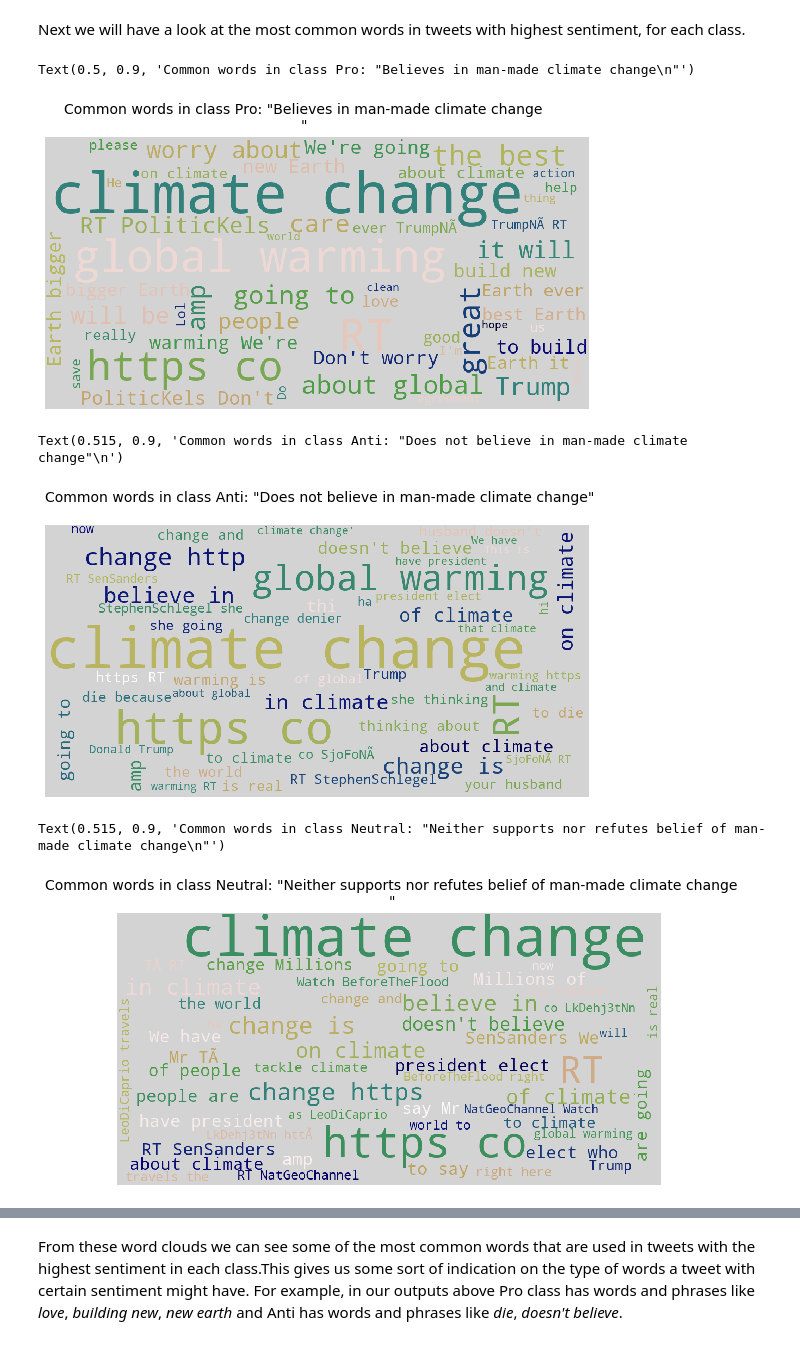
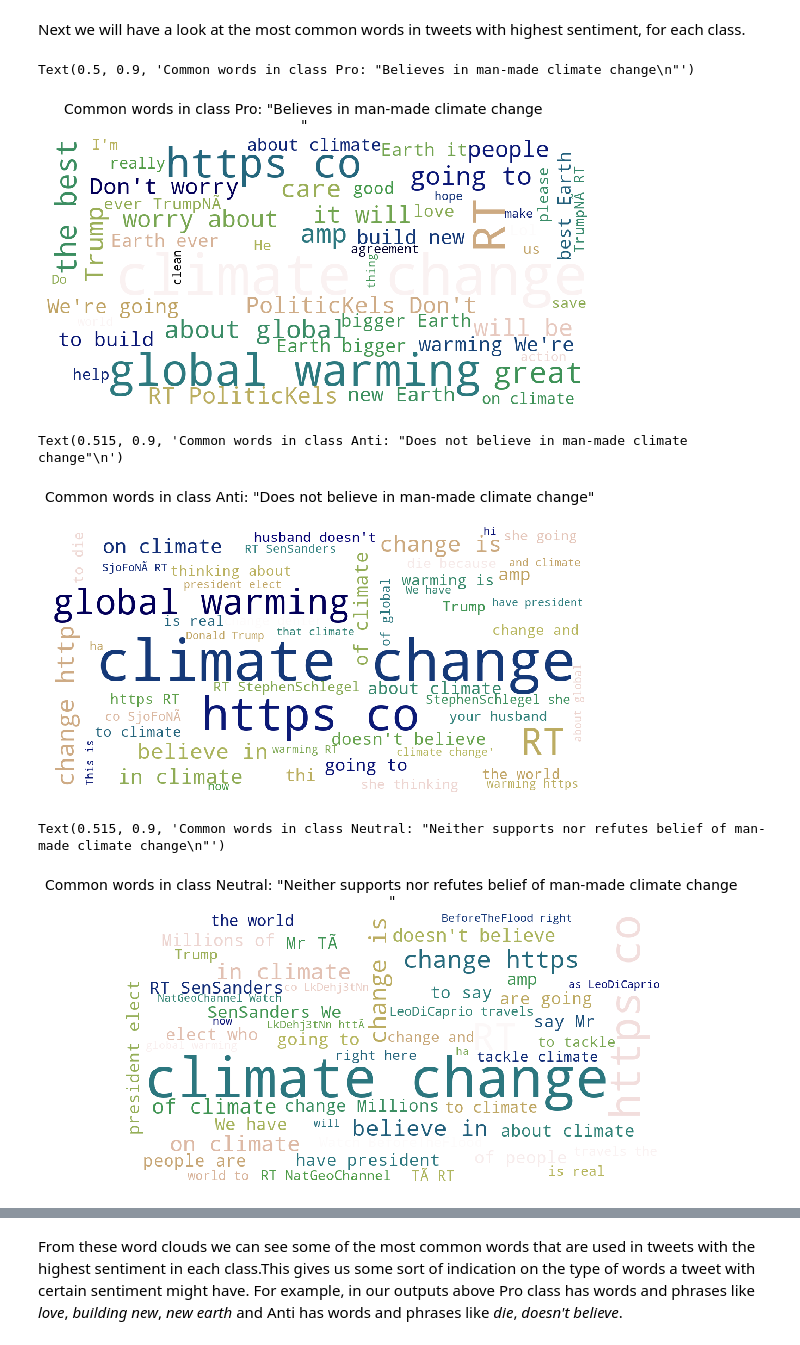
Before and after one commit to Amogelang20/RM1_classification_predict, a Jupyter notebook: Team_RM1_Classification_Predict_Notebook .ipynb, the cells around one changed output, grey strips where cells are left out. Cells and saved outputs as stored; diff of their text form; code cells hidden in the pictures.

```diff
--- a/Team_RM1_Classification_Predict_Notebook .ipynb
+++ b/Team_RM1_Classification_Predict_Notebook .ipynb
@@ -348,29 +348,29 @@ df_neutral = df_analyse.loc[df_analyse['compound'] ==0, ['message']]
 # %%
 p= (' '.join(df_pro['message']))
 
-wordcloud = WordCloud(width = 1000, height = 500,max_words=50,background_color="lightgrey",colormap="gist_earth").generate(p)
+wordcloud = WordCloud(width = 1000, height = 500,max_words=50,background_color="white",colormap="gist_earth").generate(p)
 plt.figure(figsize=(15,5))
 plt.imshow(wordcloud)
 plt.axis('off')
 plt.figtext(.5,.9,'Common words in class Pro: "Believes in man-made climate change\n"',fontsize=14, ha='center')
 # %% [output]
 Text(0.5, 0.9, 'Common words in class Pro: "Believes in man-made climate change\n"')
-[figure, old version]
+[figure, new version]
 # %%
 a= (' '.join(df_anti['message']))
 
-wordcloud = WordCloud(width = 1000, height = 500,max_words=50,background_color="lightgrey",colormap="gist_earth").generate(a)
+wordcloud = WordCloud(width = 1000, height = 500,max_words=50,background_color="white",colormap="gist_earth").generate(a)
 plt.figure(figsize=(15,5))
 plt.imshow(wordcloud)
 plt.axis('off')
 plt.figtext(.515,.9,'Common words in class Anti: "Does not believe in man-made climate change"\n',fontsize=14, ha='center')
 # %% [output]
 Text(0.515, 0.9, 'Common words in class Anti: "Does not believe in man-made climate change"\n')
-[figure, old version]
+[figure, new version]
 # %%
 n= (' '.join(df_neutral['message']))
 
-wordcloud = WordCloud(width = 1000, height = 500,max_words=50,background_color="lightgrey",colormap="gist_earth").generate(n)
+wordcloud = WordCloud(width = 1000, height = 500,max_words=50,background_color="white",colormap="gist_earth").generate(n)
 plt.figure(figsize=(15,5))
 plt.imshow(wordcloud)
 plt.axis('off')
@@ -378,7 +378,7 @@ plt.figtext(.515,.9,'Common words in class Neutral: "Neither supports nor refute
             fontsize=14, ha='center')
 # %% [output]
 Text(0.515, 0.9, 'Common words in class Neutral: "Neither supports nor refutes belief of man-made climate change\n"')
-[figure, old version]
+[figure, new version]
 # %%
 nw= (' '.join(df_news['message']))
 
```
Also changed, not shown: parts of 4 cells of this notebook.
